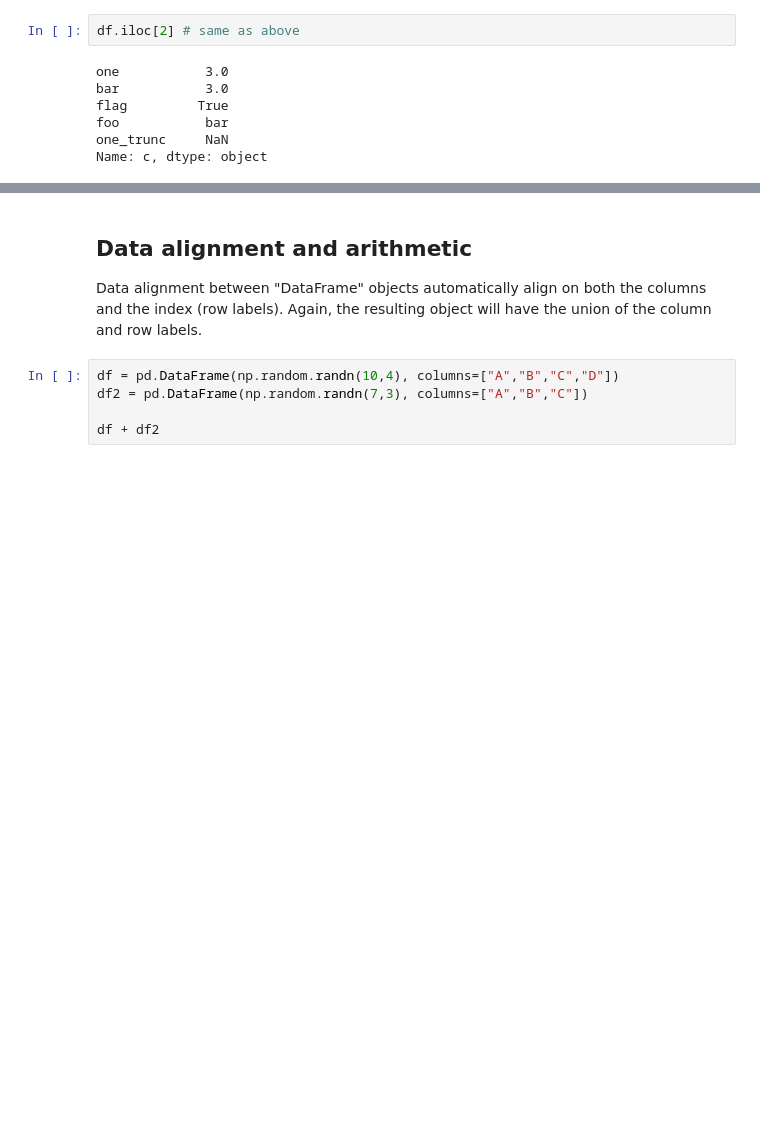
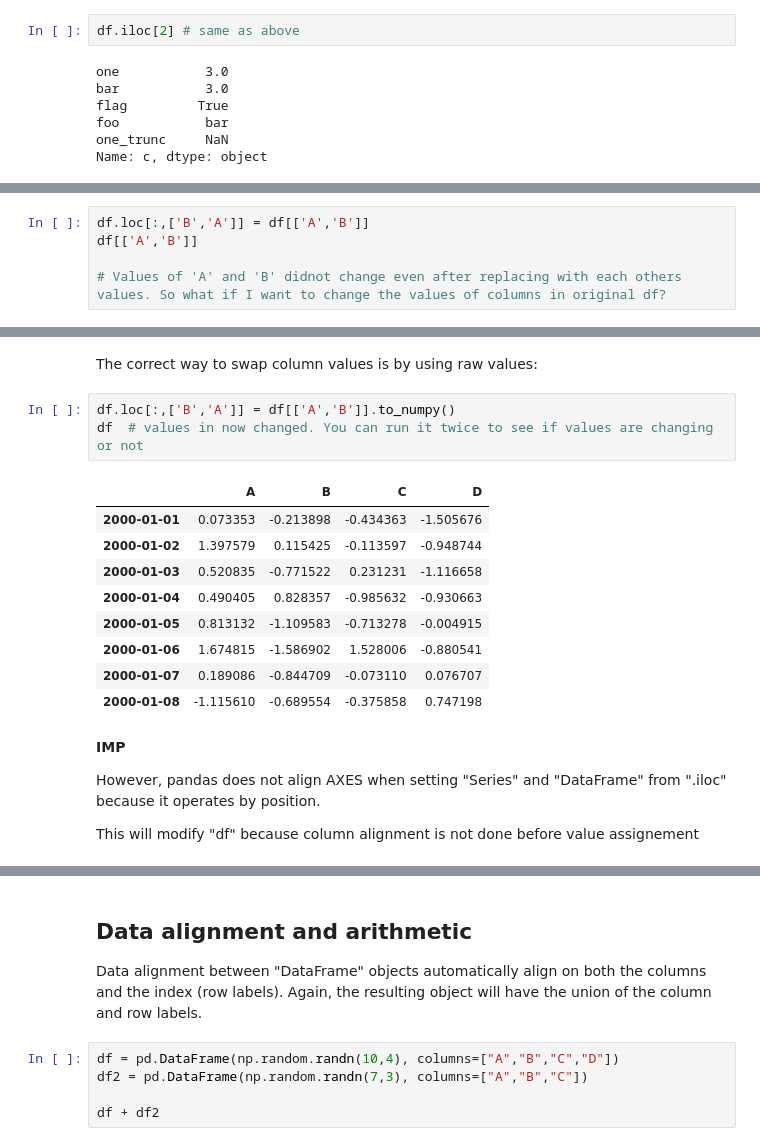
Before and after one commit to SiddheshDaphane/Data-Analysis-in-Python, a Jupyter notebook: Everything-about-Numpy-and-Pandas/Basic_to_advance_pandas.ipynb, the cells around one changed output, grey strips where cells are left out. Saved outputs shown, nothing was run; the diff lists cells and outputs as text; blank space fills up the shorter version.

```diff
--- a/Everything-about-Numpy-and-Pandas/Basic_to_advance_pandas.ipynb
+++ b/Everything-about-Numpy-and-Pandas/Basic_to_advance_pandas.ipynb
@@ -566,0 +647,5 @@ Name: c, dtype: object
+# %%
+df.loc[:,['B','A']] = df[['A','B']]
+df[['A','B']]
+
+# Values of 'A' and 'B' didnot change even after replacing with each others values. So what if I want to change the values of columns in original df?
@@ -566,0 +662,21 @@ Name: c, dtype: object
+# %% [markdown]
+The correct way to swap column values is by using raw values:
+# %%
+df.loc[:,['B','A']] = df[['A','B']].to_numpy()
+df  # values in now changed. You can run it twice to see if values are changing or not
+# %% [output]
+|  | A | B | C | D |
+| 2000-01-01 | 0.073353 | -0.213898 | -0.434363 | -1.505676 |
+| 2000-01-02 | 1.397579 | 0.115425 | -0.113597 | -0.948744 |
+| 2000-01-03 | 0.520835 | -0.771522 | 0.231231 | -1.116658 |
+| 2000-01-04 | 0.490405 | 0.828357 | -0.985632 | -0.930663 |
+| 2000-01-05 | 0.813132 | -1.109583 | -0.713278 | -0.004915 |
+| 2000-01-06 | 1.674815 | -1.586902 | 1.528006 | -0.880541 |
+| 2000-01-07 | 0.189086 | -0.844709 | -0.073110 | 0.076707 |
+| 2000-01-08 | -1.115610 | -0.689554 | -0.375858 | 0.747198 |
+# %% [markdown]
+**IMP**
+
+However, pandas does not align AXES when setting "Series" and "DataFrame" from ".iloc" because it operates by position.
+
+This will modify "df" because column alignment is not done before value assignement
```
Also changed, not shown: parts of 24 cells of this notebook.
